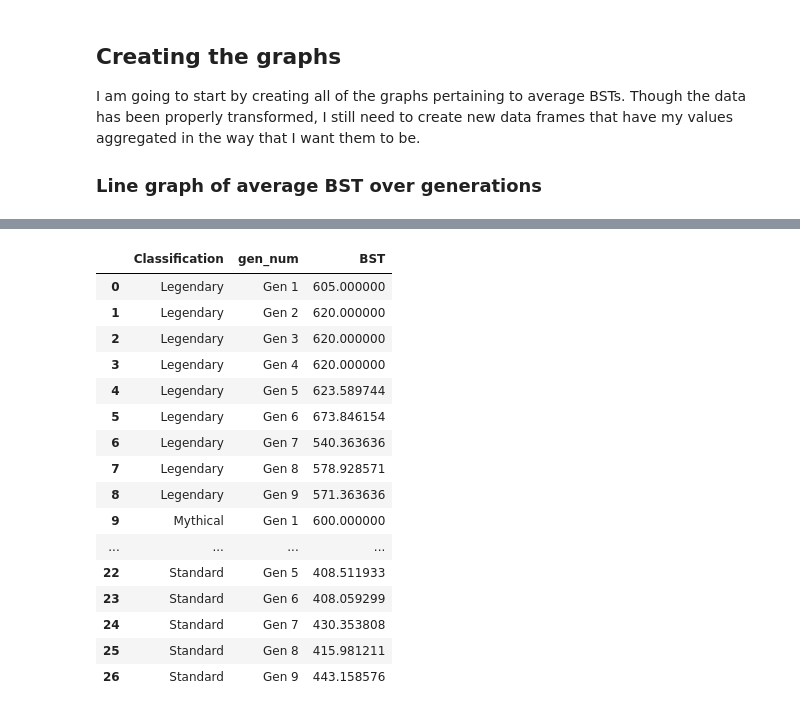
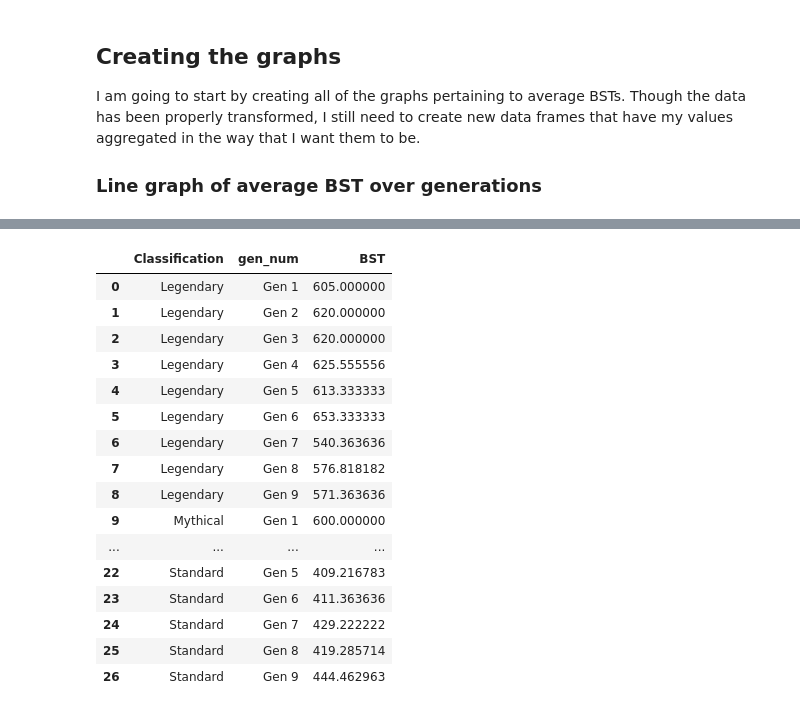
Before and after one commit to AEG-1309/me204-final-project, a Jupyter notebook: notebooks/NB03-Data-Analysis.ipynb, the cells around one changed output, grey strips where cells are left out. Drawn from its saved outputs; the diff is of its cells as text; code cells hidden in the pictures.

```diff
--- a/notebooks/NB03-Data-Analysis.ipynb
+++ b/notebooks/NB03-Data-Analysis.ipynb
@@ -41,6 +43,6 @@ I am going to start by creating all of the graphs pertaining to average BSTs. Th
 # %%
 #First, loading the csv
 
-df_comp = pd.read_csv('../data/processed/complete_table.csv')
+df_stats = pd.read_csv('../data/processed/stats_table.csv')
 
-df_comp
+df_base = pd.read_csv('../data/processed/base_table.csv')
@@ -105,7 +93,7 @@ def mon_class(row):
     elif row['is_legendary']== False and row['is_mythical'] == True:
         return 'Mythical'
 # %%
-df_comp['Classification'] = df_comp.apply(lambda row: mon_class(row), axis = 1)
+df_base['Classification'] = df_base.apply(lambda row: mon_class(row), axis = 1)
 
-df_comp
+df_base
 # %% [output]
@@ -125,28 +113,28 @@ df_comp
 # %%
-dfg = (
-    df_comp
+dfgc = (
+    df_base
     .groupby(['Classification','gen_num'], as_index = False)
     ['BST'].mean()
 )
 
-dfg
+dfgc
 # %% [output]
 |  | Classification | gen_num | BST |
 | 0 | Legendary | Gen 1 | 605.000000 |
 | 1 | Legendary | Gen 2 | 620.000000 |
 | 2 | Legendary | Gen 3 | 620.000000 |
-| 3 | Legendary | Gen 4 | 620.000000 |
-| 4 | Legendary | Gen 5 | 623.589744 |
-| 5 | Legendary | Gen 6 | 673.846154 |
+| 3 | Legendary | Gen 4 | 625.555556 |
+| 4 | Legendary | Gen 5 | 613.333333 |
+| 5 | Legendary | Gen 6 | 653.333333 |
 | 6 | Legendary | Gen 7 | 540.363636 |
-| 7 | Legendary | Gen 8 | 578.928571 |
+| 7 | Legendary | Gen 8 | 576.818182 |
 | 8 | Legendary | Gen 9 | 571.363636 |
 | 9 | Mythical | Gen 1 | 600.000000 |
 | ... | ... | ... | ... |
-| 22 | Standard | Gen 5 | 408.511933 |
-| 23 | Standard | Gen 6 | 408.059299 |
-| 24 | Standard | Gen 7 | 430.353808 |
-| 25 | Standard | Gen 8 | 415.981211 |
-| 26 | Standard | Gen 9 | 443.158576 |
+| 22 | Standard | Gen 5 | 409.216783 |
+| 23 | Standard | Gen 6 | 411.363636 |
+| 24 | Standard | Gen 7 | 429.222222 |
+| 25 | Standard | Gen 8 | 419.285714 |
+| 26 | Standard | Gen 9 | 444.462963 |
 # %%
 class_bst_lg = px.line(
```
Also changed, not shown: parts of 9 cells of this notebook, 9 other files.
